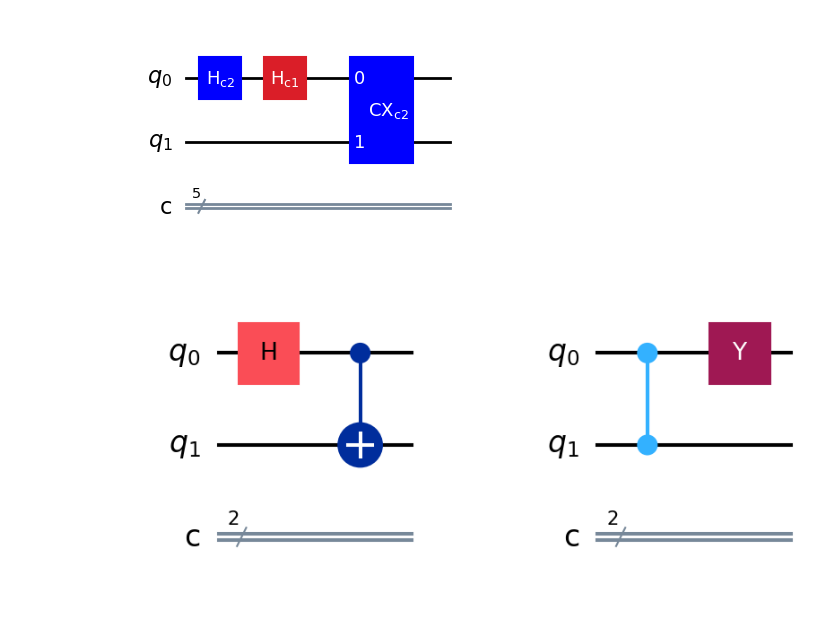
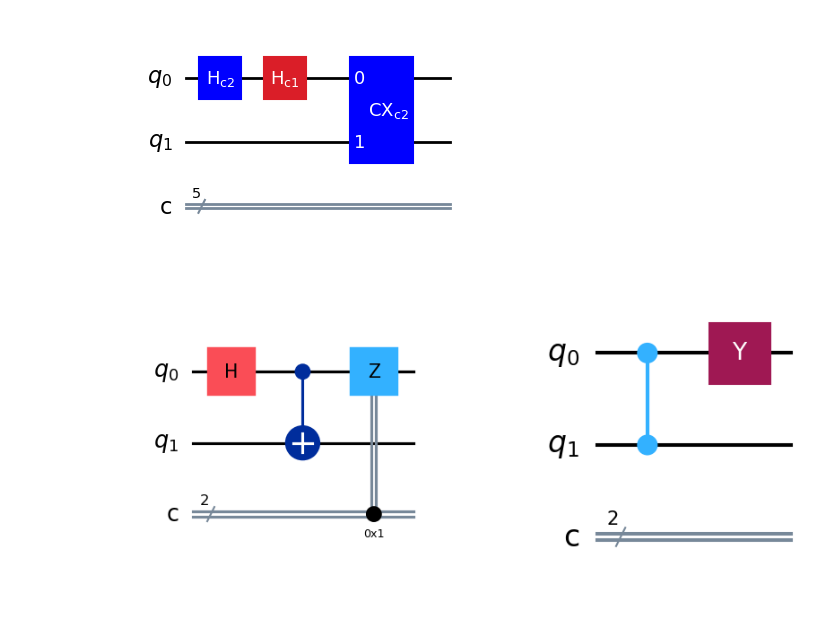
Before and after one commit to sola-st/qite-quantum-platform-testing, a Jupyter notebook: notebooks/011_Dag_Manipulation.ipynb, the cells around one changed output. Cells and saved outputs as stored; diff of their text form; code cells hidden in the pictures.

```diff
--- a/notebooks/011_Dag_Manipulation.ipynb
+++ b/notebooks/011_Dag_Manipulation.ipynb
@@ -170,23 +170,24 @@ parent_dir = os.path.abspath(os.path.join(os.getcwd(), os.pardir))
 sys.path.append(parent_dir)
 # %%
 import matplotlib.pyplot as plt
-from generators.knitting.parallel_knitter import ParallelKnitter
 
 qc_1 = QuantumCircuit(2, 2)
 qc_1.h(0)
 qc_1.cx(0, 1)
+qc_1.z(0).c_if(qc_1.cregs[0], 1)
 
 qc_2 = QuantumCircuit(2, 2)
 qc_2.cz(0, 1)
 qc_2.y(0)
 
 
 fig, ax = plt.subplots(1, 2, figsize=(10, 5))
 
 qc_1.draw("mpl", ax=ax[0])
 qc_2.draw("mpl", ax=ax[1])
 
 plt.show()
+fig.savefig('images/two_base_circuits.pdf')
 # %% [output]
-[figure, old version]
+[figure, new version]
 # %%
```
Also changed, not shown: parts of 5 cells of this notebook, 8 other files.
